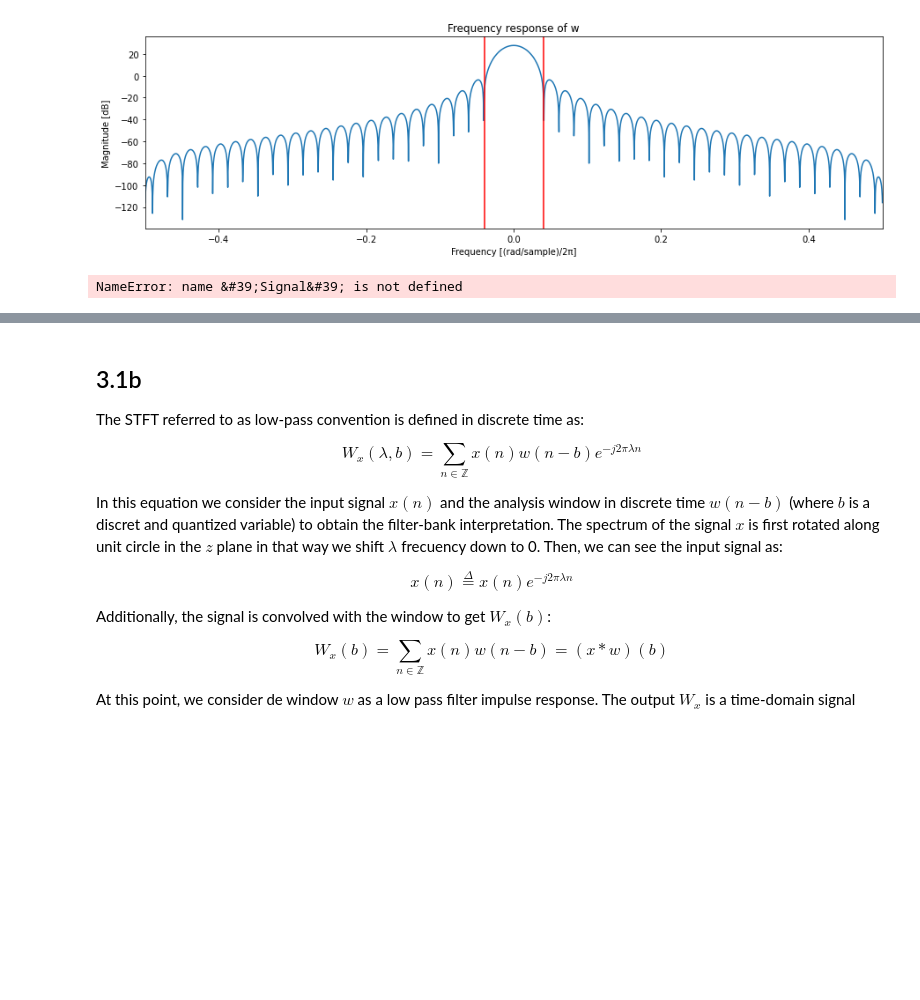
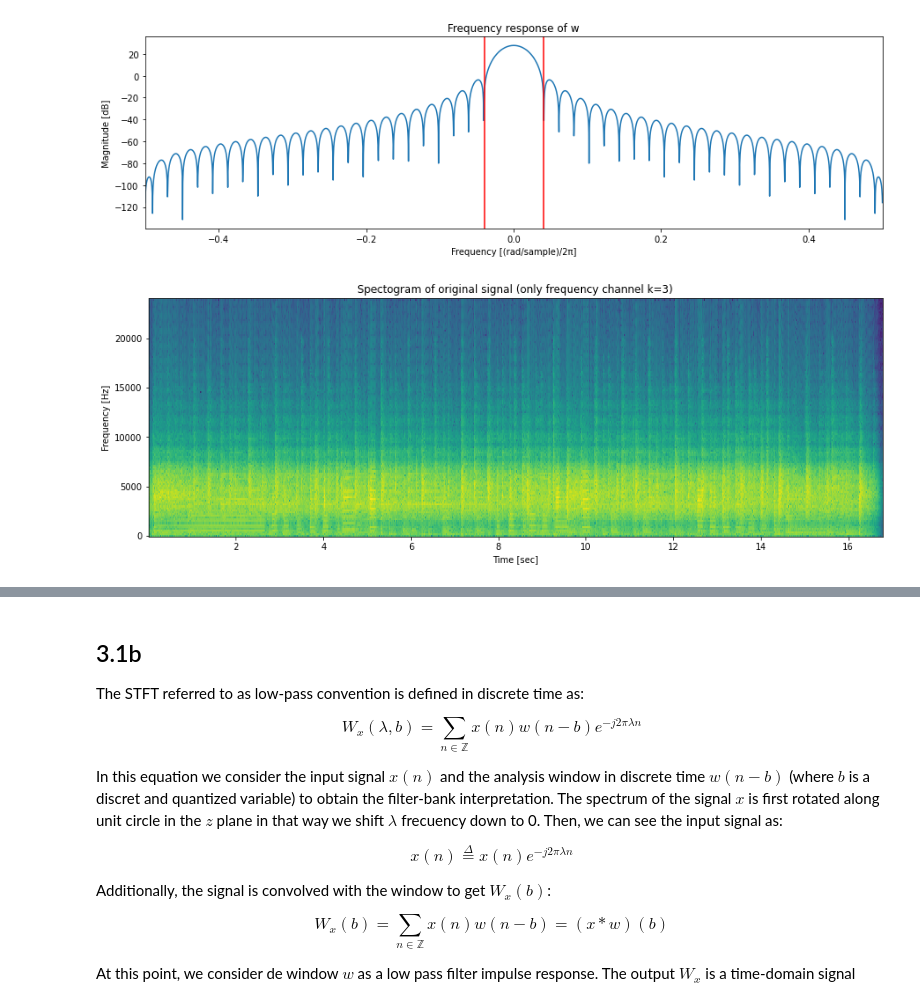
Before and after one commit to daniel-deutsch/TSIA201, a Jupyter notebook: TP1/main.ipynb, the cells around one changed output, grey strips where cells are left out. Saved outputs shown, nothing was run; the diff lists cells and outputs as text; code cells hidden in the pictures; blank space fills up the shorter version.

```diff
--- a/TP1/main.ipynb
+++ b/TP1/main.ipynb
@@ -405,6 +405,4 @@ for u in np.arange(0, Nt).reshape(-1):
 # Listen to the real part of xk (with k=3)
 rexk = np.real(Xtil[k, :])
 rexk = Signal("rexk", signal=rexk, freq=x.freq)
-rexk.listen()
+#rexk.listen()
-# %% [output]
-NameError: name &#39;Signal&#39; is not defined
@@ -414,0 +409,11 @@ Ytil  = wk * Xtil
+# %%
+plt.figure(figsize=(15,5))
+f, t, Sxx = sig.spectrogram(rexk.signal, 48000)
+
+plt.pcolormesh(t, f, 20*np.log10(Sxx), shading='auto')
+plt.ylabel('Frequency [Hz]')
+plt.xlabel('Time [sec]')
+plt.title('Spectogram of original signal (only frequency channel k=3)')
+plt.show()
+# %% [output]
+[figure, added]
```
Also changed, not shown: parts of 4 cells of this notebook.
